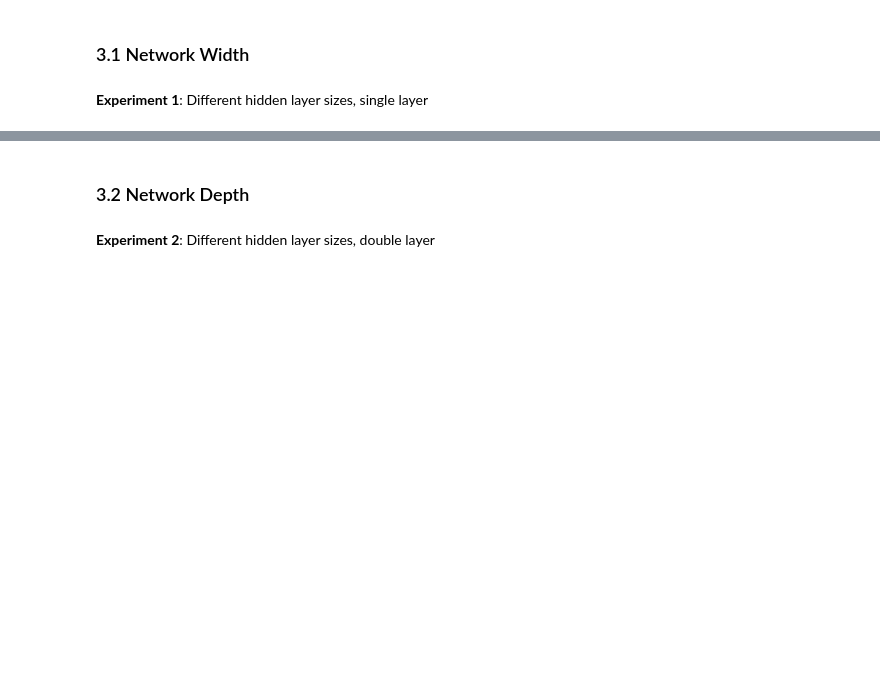
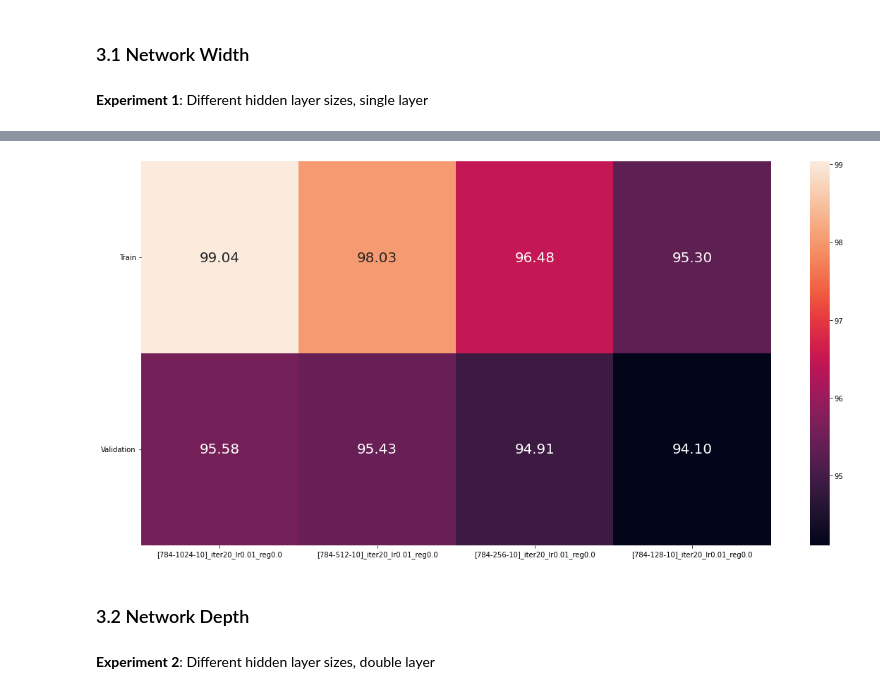
Before and after one commit to OmriGruman/intro-to-machine-learning, a Jupyter notebook: neural_network/neural_network.ipynb, the cells around one changed output, grey strips where cells are left out. Saved outputs shown, nothing was run; the diff lists cells and outputs as text; code cells hidden in the pictures; blank space fills up the shorter version.

```diff
--- a/neural_network/neural_network.ipynb
+++ b/neural_network/neural_network.ipynb
@@ -308,14 +310,20 @@ def plot_learning_curves(nns):
         ax[0][col].set_ylabel('Loss')
         ax[1][col].set_ylabel('Accuracy')
 
-def plot_confusion_matrix(ax, clf, X, y, tag):
-    y_pred = clf.predict(X)
-    cm = confusion_matrix(y_true=y, y_pred=y_pred)
+def plot_scores(nns):
+    # Plot Train & Validation Losses
+    scores = np.array([
+        [
+            100 * nn.score(X_train_flat[nn.train_rows, :], y_train[nn.train_rows]),
+            100 * nn.score(X_train_flat[nn.val_rows, :], y_train[nn.val_rows])
+        ]
+        for nn in nns
+    ])
 
-    sns.heatmap(cm, annot=cm, ax=ax)
-    ax.set_ylabel("Ground Truth")
-    ax.set_xlabel("Predictions")
-    ax.set_title(f'{clf}, {tag} score: {clf.score(X, y):.3f}')
+    fig, ax = plt.subplots(figsize=(5 * len(nns), 10))
+    sns.heatmap(scores.T, annot=True, yticklabels=["Train", "Validation"], xticklabels=nns, ax=ax, annot_kws={"size": 20}, fmt='.2f')
+    plt.yticks(rotation=0)
+    plt.xticks(rotation=0)
 
 def run_experiment(experiment, data_size):
     for ex_args in experiment:
@@ -346,3 +374,10 @@ plot_learning_curves([
+# %%
+plot_scores([
+    load_model(f'[784-{size}-10]_iter20_lr0.01_reg0.0')
+    for size in layer_sizes_1
+])
+# %% [output]
+[figure, added]
 # %% [markdown]
 ### 3.2 Network Depth
 # %% [markdown]
```
Also changed, not shown: parts of 19 cells of this notebook.
